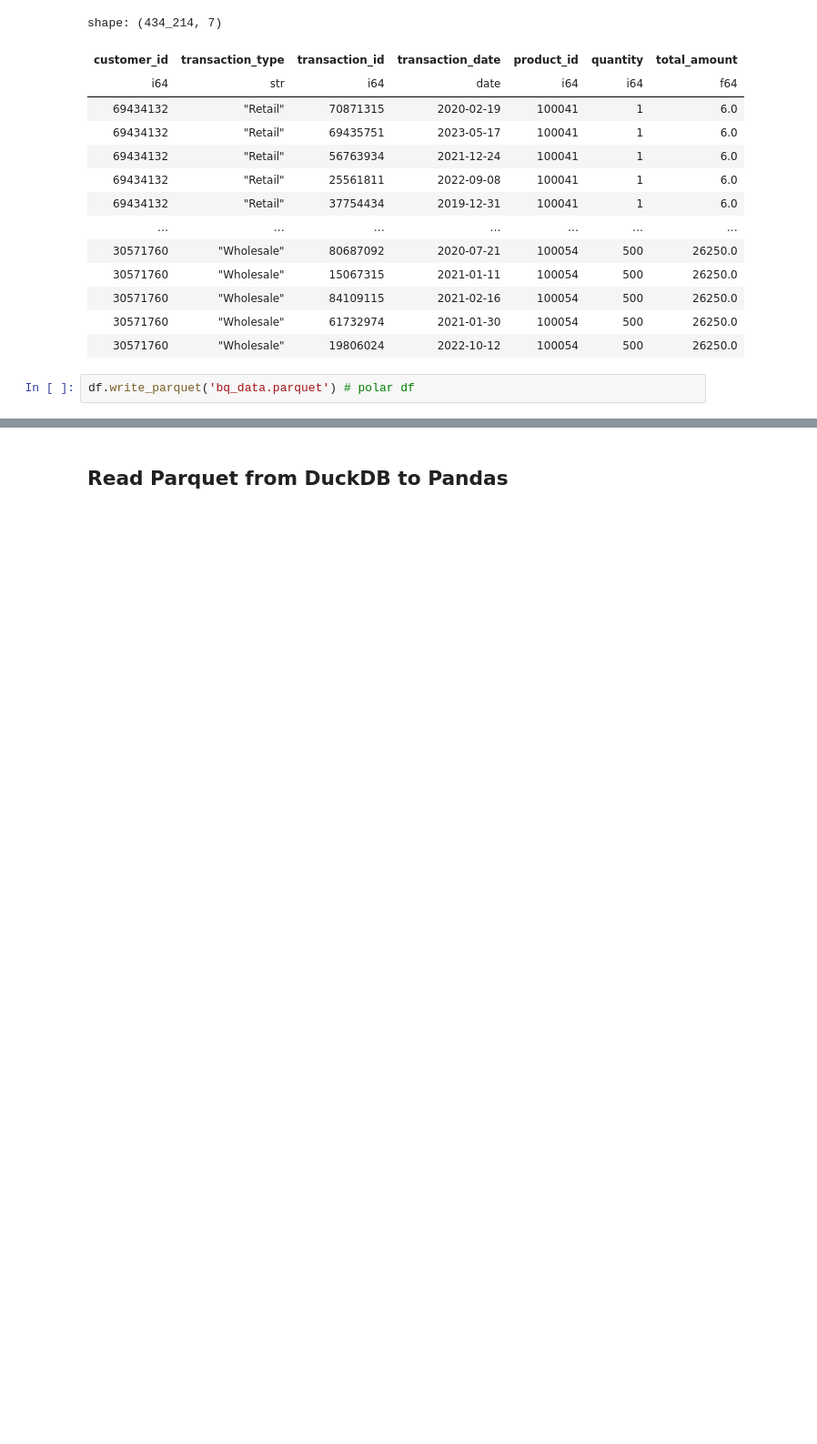
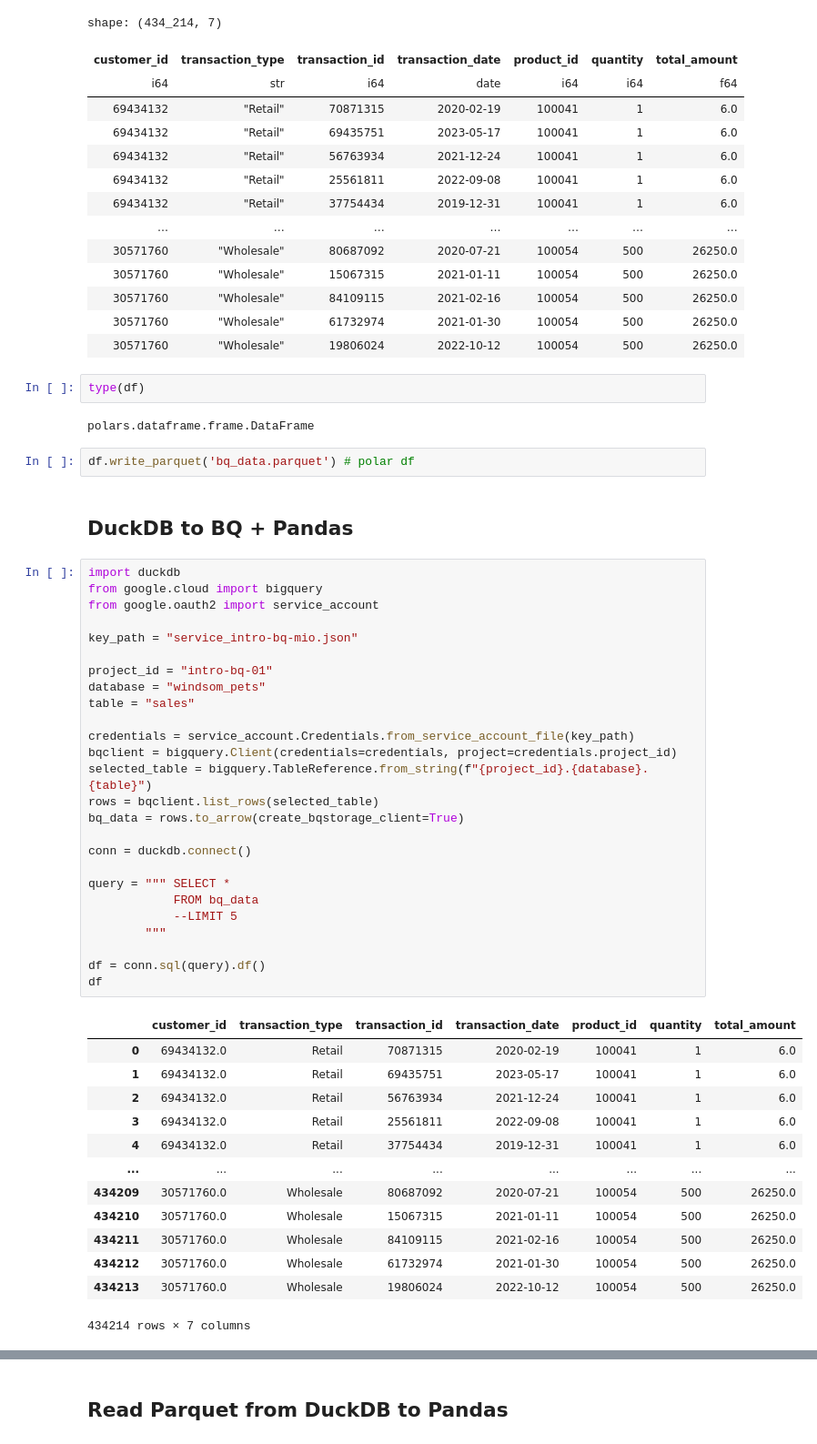
Before and after one commit to Frenz86/DuckDB, a Jupyter notebook: 03_DuckDB_BiqgQuery.ipynb, the cells around one changed output, grey strips where cells are left out. Shown at 91% size. Cells and saved outputs as stored; diff of their text form; blank space fills up the shorter version.

```diff
--- a/03_DuckDB_BiqgQuery.ipynb
+++ b/03_DuckDB_BiqgQuery.ipynb
@@ -41,5 +41,51 @@ shape: (434_214, 7)
 | 30571760 | "Wholesale" | 84109115 | 2021-02-16 | 100054 | 500 | 26250.0 |
 | 30571760 | "Wholesale" | 61732974 | 2021-01-30 | 100054 | 500 | 26250.0 |
 | 30571760 | "Wholesale" | 19806024 | 2022-10-12 | 100054 | 500 | 26250.0 |
+# %%
+type(df)
+# %% [output]
+polars.dataframe.frame.DataFrame
 # %%
 df.write_parquet('bq_data.parquet') # polar df
+# %% [markdown]
+## DuckDB to BQ + Pandas
+# %%
+import duckdb
+from google.cloud import bigquery
+from google.oauth2 import service_account
+
+key_path = "service_intro-bq-mio.json"
+
+project_id = "intro-bq-01"
+database = "windsom_pets"
+table = "sales"
+
+credentials = service_account.Credentials.from_service_account_file(key_path)
+bqclient = bigquery.Client(credentials=credentials, project=credentials.project_id)
+selected_table = bigquery.TableReference.from_string(f"{project_id}.{database}.{table}")
+rows = bqclient.list_rows(selected_table)
+bq_data = rows.to_arrow(create_bqstorage_client=True)
+
+conn = duckdb.connect()
+
+query = """ SELECT *
+            FROM bq_data
+            --LIMIT 5
+        """
+
+df = conn.sql(query).df()
+df
+# %% [output]
+|  | customer_id | transaction_type | transaction_id | transaction_date | product_id | quantity | total_amount |
+| 0 | 69434132.0 | Retail | 70871315 | 2020-02-19 | 100041 | 1 | 6.0 |
+| 1 | 69434132.0 | Retail | 69435751 | 2023-05-17 | 100041 | 1 | 6.0 |
+| 2 | 69434132.0 | Retail | 56763934 | 2021-12-24 | 100041 | 1 | 6.0 |
+| 3 | 69434132.0 | Retail | 25561811 | 2022-09-08 | 100041 | 1 | 6.0 |
+| 4 | 69434132.0 | Retail | 37754434 | 2019-12-31 | 100041 | 1 | 6.0 |
+| ... | ... | ... | ... | ... | ... | ... | ... |
+| 434209 | 30571760.0 | Wholesale | 80687092 | 2020-07-21 | 100054 | 500 | 26250.0 |
+| 434210 | 30571760.0 | Wholesale | 15067315 | 2021-01-11 | 100054 | 500 | 26250.0 |
+| 434211 | 30571760.0 | Wholesale | 84109115 | 2021-02-16 | 100054 | 500 | 26250.0 |
+| 434212 | 30571760.0 | Wholesale | 61732974 | 2021-01-30 | 100054 | 500 | 26250.0 |
+| 434213 | 30571760.0 | Wholesale | 19806024 | 2022-10-12 | 100054 | 500 | 26250.0 |
+434214 rows × 7 columns
```
Also changed, not shown: parts of 7 cells of this notebook, 1 other file.
